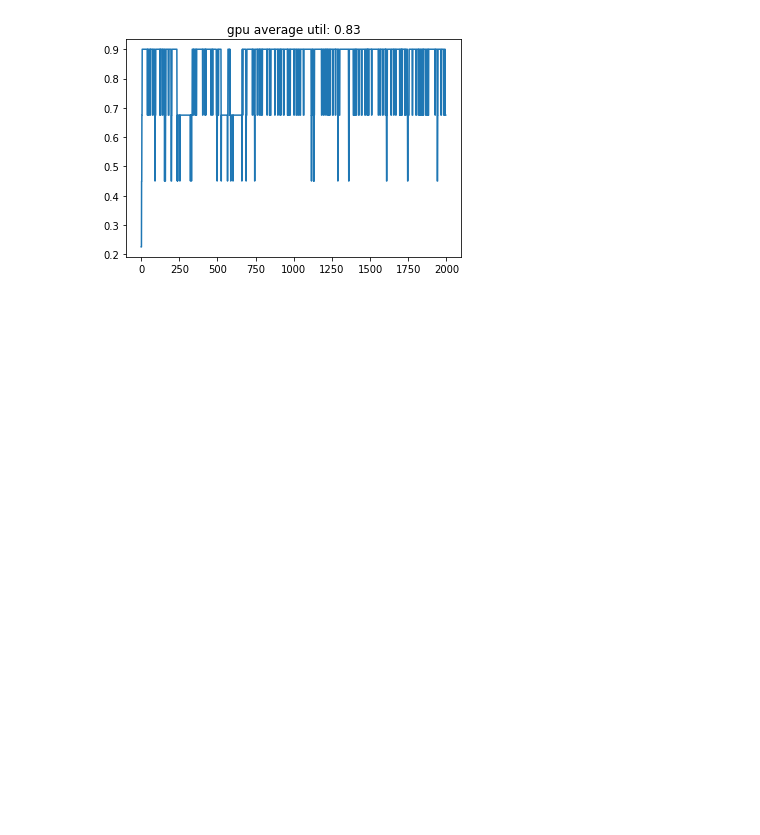
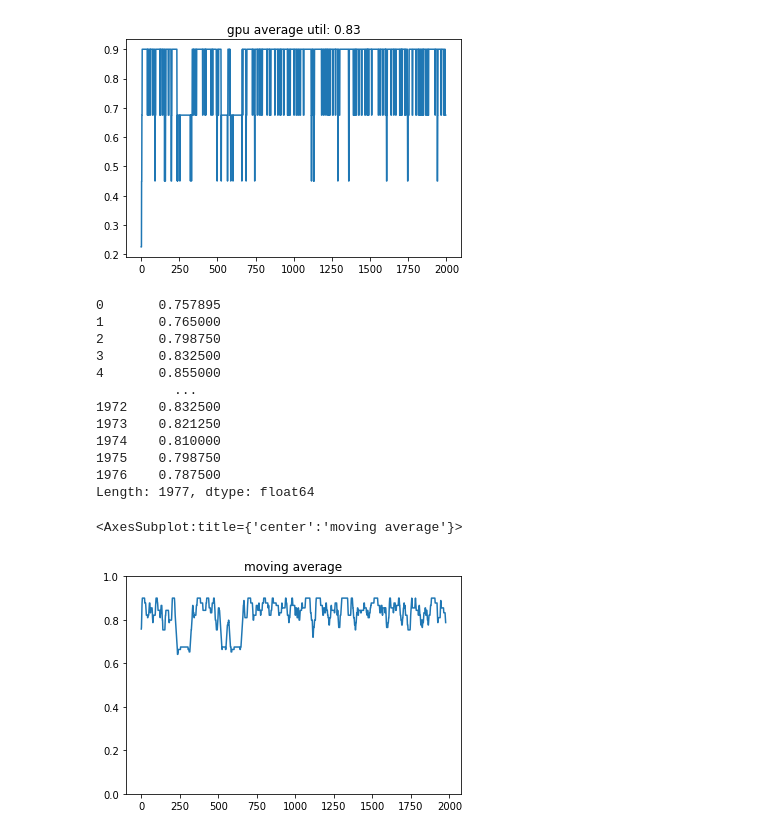
Before and after one commit to hxy9243/scheduler-simulator, a Jupyter notebook: jupyterbook/closed_sim.ipynb, the cells around one changed output. Cells and saved outputs as stored; diff of their text form; code cells hidden in the pictures; blank space fills up the shorter version.

```diff
--- a/jupyterbook/closed_sim.ipynb
+++ b/jupyterbook/closed_sim.ipynb
@@ -117,3 +140,23 @@ node_ts['gpu-util'].plot(title='gpu average util: %.2f' % mean['gpu-util'])
 | 4 | 0.450 | 2.0 |
 <AxesSubplot:title={'center':'gpu average util: 0.83'}>
 [figure]
+# %%
+gpu_util_moving_avg = moving_avg(node_ts['gpu-util'], 20)
+# %%
+print(gpu_util_moving_avg)
+gpu_util_moving_avg.plot(title='moving average', ylim=[0,1])
+# %% [output]
+0       0.757895
+1       0.765000
+2       0.798750
+3       0.832500
+4       0.855000
+          ...
+1972    0.832500
+1973    0.821250
+1974    0.810000
+1975    0.798750
+1976    0.787500
+Length: 1977, dtype: float64
+<AxesSubplot:title={'center':'moving average'}>
+[figure, added]
```
Also changed, not shown: parts of 4 cells of this notebook.
